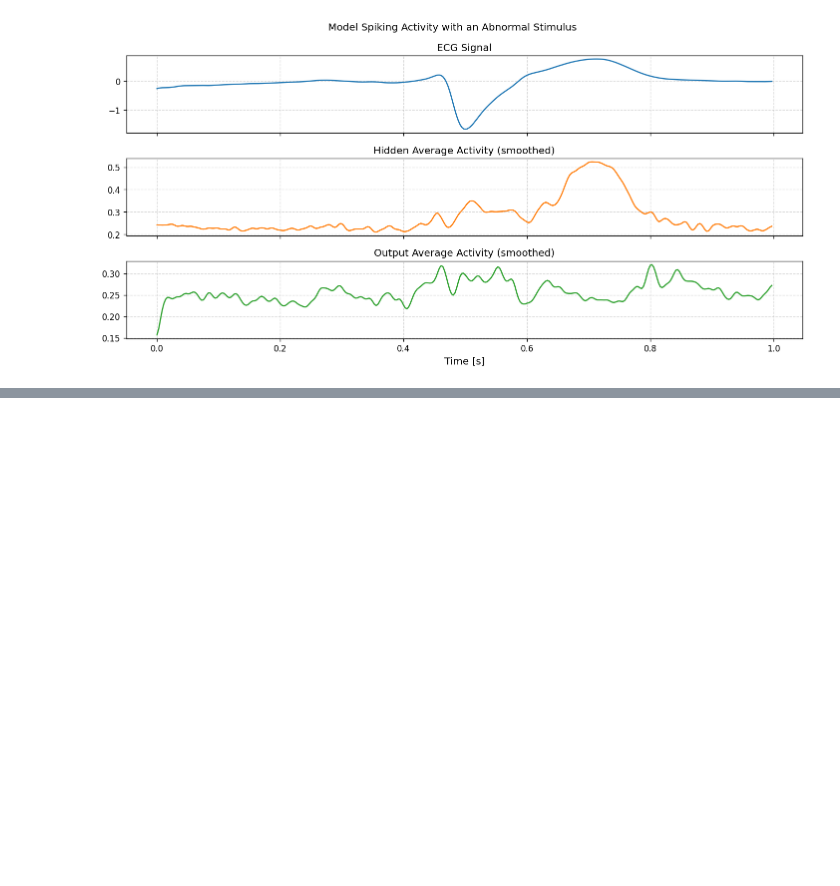
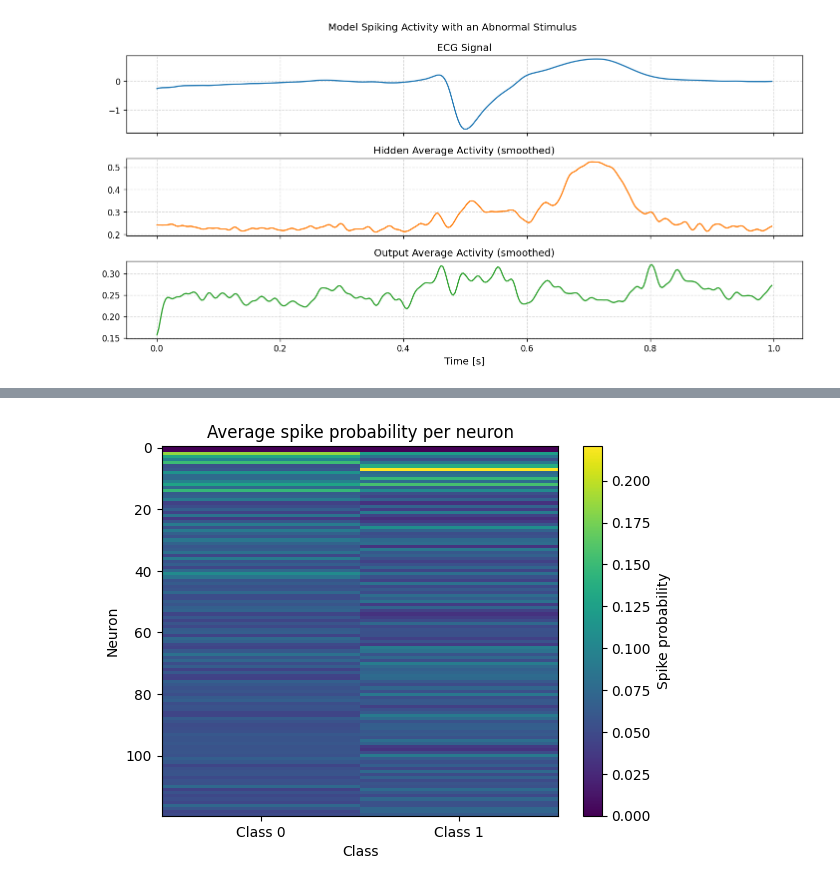
Before and after one commit to rahulpemmaraju/bic_project, a Jupyter notebook: robustness_analysis.ipynb, the cells around one changed output, grey strips where cells are left out. Saved outputs shown, nothing was run; the diff lists cells and outputs as text; code cells hidden in the pictures; blank space fills up the shorter version.

```diff
--- a/robustness_analysis.ipynb
+++ b/robustness_analysis.ipynb
@@ -368,0 +420,5 @@ array([0.22384718, 0.2224578 , 0.22023869, 0.2180656 , 0.21678501,
+# %%
+# Check Hebbian Learning Selectivity
+model, test_loader, encoder, threshold = get_model_and_dataset('pretrained_binary_rate_encoding.yaml')
+
+model.logging_mode = True
@@ -368,0 +447,27 @@ array([0.22384718, 0.2224578 , 0.22023869, 0.2180656 , 0.21678501,
+# %%
+neg_mask = np.where(labels == 0)
+pos_mask = np.where(labels == 1)
+
+neg_labels = labels[neg_mask]
+pos_labels = labels[pos_mask]
+
+neg_z0s = z0s[neg_mask]
+pos_z0s = z0s[pos_mask]
+
+neg_z1s = z1s[neg_mask]
+pos_z1s = z1s[pos_mask]
+# %%
+neg_z0_rates = neg_z0s.mean((0, 1))
+pos_z0_rates = pos_z0s.mean((0, 1))
+
+avg_spike_matrix = np.stack([neg_z0_rates, pos_z0_rates], 1)
+
+plt.imshow(avg_spike_matrix, aspect='auto', cmap='viridis')
+plt.colorbar(label='Spike probability')
+plt.xticks([0, 1], ['Class 0', 'Class 1'])
+plt.xlabel('Class')
+plt.ylabel('Neuron')
+plt.title('Average spike probability per neuron')
+plt.show()
+# %% [output]
+[figure, added]
```
Also changed, not shown: parts of 10 cells of this notebook, 12 other files.
